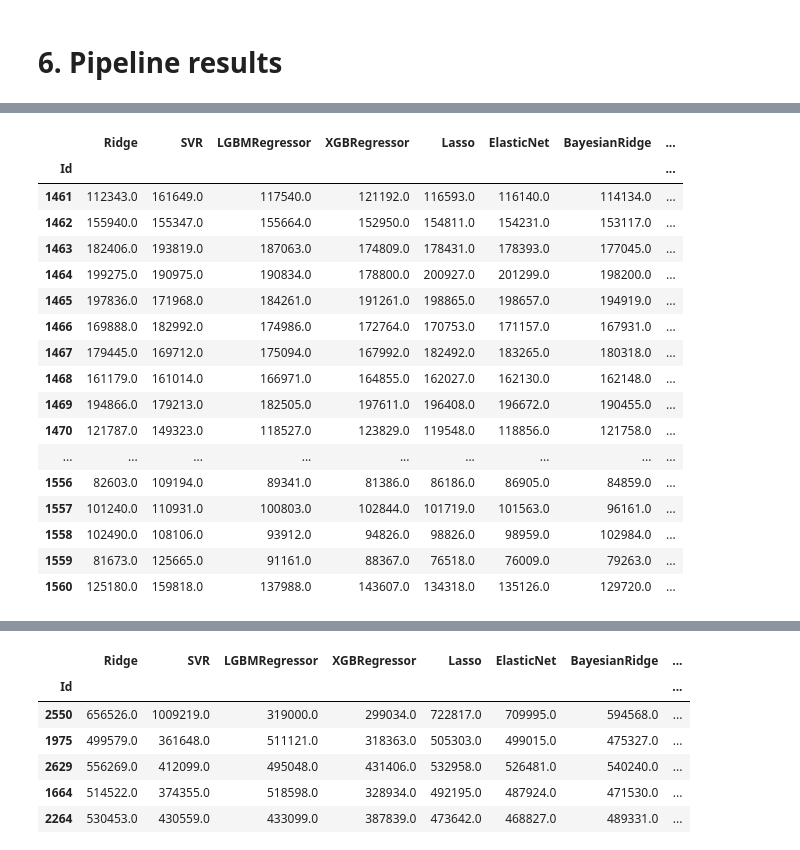
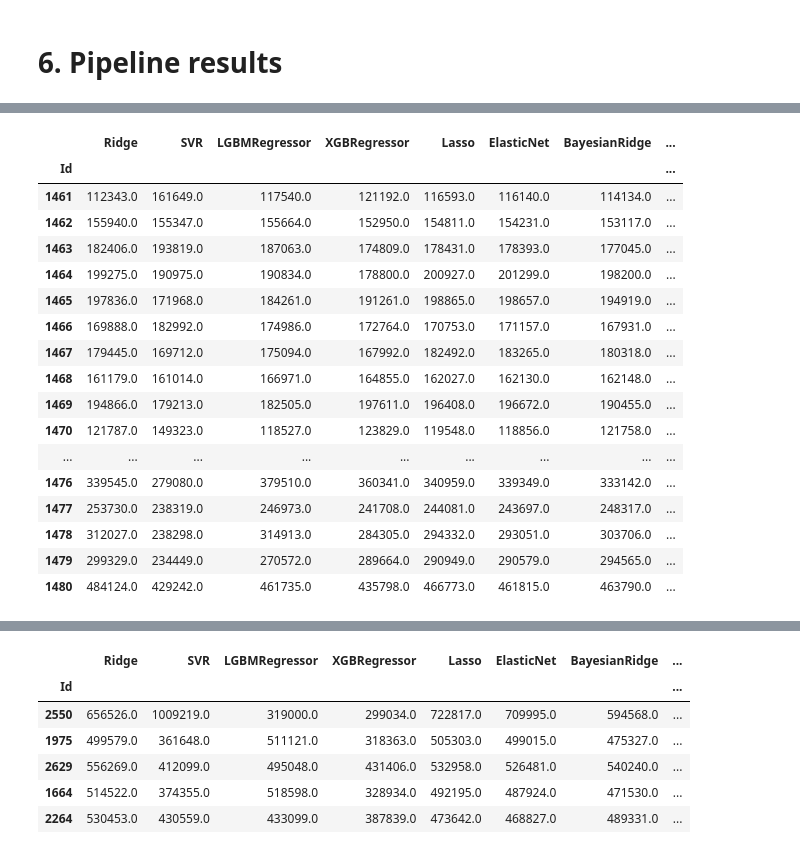
Before and after one commit to max-lutz/Kaggle_competitions, a Jupyter notebook: house-price-regression-full-eda-ml-workflow.ipynb, the cells around one changed output, grey strips where cells are left out. Saved outputs shown, nothing was run; the diff lists cells and outputs as text; code cells hidden in the pictures.

```diff
--- a/house-price-regression-full-eda-ml-workflow.ipynb
+++ b/house-price-regression-full-eda-ml-workflow.ipynb
@@ -1260,7 +1240,7 @@ models_list = {'Ridge': Ridge(),
                #'DecisionTree Regressor': DecisionTreeRegressor(),
                #'Random Forest': RandomForestRegressor(),
                'SVR': SVR(),
-               #'LGBMRegressor' :LGBMRegressor(verbosity = 0, force_row_wise=True),
+               'LGBMRegressor' :LGBMRegressor(verbosity = 0, force_row_wise=True),
                #'XGBRegressor': XGBRegressor(learning_rate=0.008, n_estimators=6000, max_depth=4, min_child_weight=0, gamma=0.6, subsample=0.7, colsample_bytree=0.7,
                #        objective='reg:squarederror', nthread=-1, scale_pos_weight=1, seed=27, reg_alpha=0.00006, use_label_encoder=False, verbosity = 0),
                #'CatBoostRegressor': CatBoostRegressor(verbose = 0),
@@ -1268,36 +1248,40 @@ models_list = {'Ridge': Ridge(),
                #'KernelRidge': KernelRidge(),
                'ElasticNet': ElasticNet(alpha=0.0006, l1_ratio=1),
                'BayesianRidge': BayesianRidge(),
-               'GradientBoostingRegressor': GradientBoostingRegressor()}
+               'GradientBoostingRegressor': GradientBoostingRegressor()
+              }
 
 scoring = {'max_error': 'max_error', 'neg_mean_squared_error': 'neg_mean_squared_error', 'r2':'r2'}
 columns = ['Model', 'Median fit time', 'Mean max error', 'Std max error', 'Mean error', 'Std mean error', 'Mean r2', 'Std r2']
+
+x = X_preprocessed.to_numpy()
 
 model_perf_matrix = []
 predictions = pd.DataFrame()
 for model_name, model in models_list.items():
     pipeline = Pipeline([
-        ('drop' , DataframeFunctionTransformer(drop_features)),
-        ('data type' , reformat_data_type),
-        ('imputer' , Classic_imputer(impute_0, impute_none, impute_med, impute_freq)),
-        ('boxcox transformer' , BoxcoxTransformer(skew_threshold = 0.5)),
-        ('feature_engineering', feature_engineering),
-        ('encoding' , DataFrameOneHotEncoder(handle_unknown="ignore", sparse = False)),
+        #('drop' , DataframeFunctionTransformer(drop_features)),
+        #('data type' , reformat_data_type),
+        #('imputer' , Classic_imputer(impute_0, impute_none, impute_med, impute_freq)),
+        #('boxcox transformer' , BoxcoxTransformer(skew_threshold = 0.5)),
+        #('feature_engineering', feature_engineering),
+        #('encoding' , DataFrameOneHotEncoder(handle_unknown="ignore", sparse = False)),
         #('scaler' ,        RobustScaler()),
         #('scaler' ,        StandardScaler()),
         #('pca'    ,        PCA(n_components=10)),
+        #('to_array' , DataframeFunctionTransformer(to_array)),
         ('model' ,           model)
     ])
 
-    cv_score = cross_validate(pipeline, X, y, cv=folds, scoring=scoring);
+    cv_score = cross_validate(pipeline, x, y, cv=folds, scoring=scoring, verbose=0, error_score="raise");
     #cv_score = np.sqrt(-cross_val_score(pipeline, X, y, cv=folds, scoring=scoring));
     model_perf_matrix.append([model_name, round(cv_score['fit_time'].mean(),3),
                                           round(cv_score['test_max_error'].mean(),4), round(cv_score['test_max_error'].std(),4),
                                           round(np.sqrt(-cv_score['test_neg_mean_squared_error']).mean(),4), round(np.sqrt(-cv_score['test_neg_mean_squared_error']).std(),4),
                                           round(cv_score['test_r2'].mean(),4), round(cv_score['test_r2'].std(),4)])
 
-    pipeline.fit(X,y)
-    predictions[model_name] = np.floor(np.expm1(pipeline.predict(X_pred))).T
+    pipeline.fit(x,y)
+    predictions[model_name] = np.floor(np.expm1(pipeline.predict(X_pred_preprocessed.to_numpy()))).T
 
 df_model_perf = pd.DataFrame(model_perf_matrix, columns=columns)
 df_model_perf
@@ -1313,4 +1298,3 @@ cv_score
 # %%
 predictions.index = pd.read_csv("/kaggle/input/house-prices-advanced-regression-techniques/test.csv").Id
-predictions['avr'] = predictions[['LGBMRegressor', 'XGBRegressor', 'GradientBoostingRegressor']].mean(axis=1)
-predictions.head(100)
+predictions['avr'] = predictions[['Lasso', 'ElasticNet', 'GradientBoostingRegressor', 'LGBMRegressor']].mean(axis=1)
@@ -1336,23 +1301,23 @@ predictions.head(100)
 # %%
 df = pd.read_csv("/kaggle/input/house-price-best-prediction/best_submission.csv")
 predictions['best_pred'] = df['SalePrice'].to_list()
-predictions.head(100)
+predictions.head(20)
 # %% [output]
 |  | Ridge | SVR | LGBMRegressor | XGBRegressor | Lasso | ElasticNet | BayesianRidge | ... |
 | Id |  |  |  |  |  |  |  | ... |
 | 1461 | 112343.0 | 161649.0 | 117540.0 | 121192.0 | 116593.0 | 116140.0 | 114134.0 | ... |
 | 1462 | 155940.0 | 155347.0 | 155664.0 | 152950.0 | 154811.0 | 154231.0 | 153117.0 | ... |
 | 1463 | 182406.0 | 193819.0 | 187063.0 | 174809.0 | 178431.0 | 178393.0 | 177045.0 | ... |
 | 1464 | 199275.0 | 190975.0 | 190834.0 | 178800.0 | 200927.0 | 201299.0 | 198200.0 | ... |
 | 1465 | 197836.0 | 171968.0 | 184261.0 | 191261.0 | 198865.0 | 198657.0 | 194919.0 | ... |
 | 1466 | 169888.0 | 182992.0 | 174986.0 | 172764.0 | 170753.0 | 171157.0 | 167931.0 | ... |
 | 1467 | 179445.0 | 169712.0 | 175094.0 | 167992.0 | 182492.0 | 183265.0 | 180318.0 | ... |
 | 1468 | 161179.0 | 161014.0 | 166971.0 | 164855.0 | 162027.0 | 162130.0 | 162148.0 | ... |
 | 1469 | 194866.0 | 179213.0 | 182505.0 | 197611.0 | 196408.0 | 196672.0 | 190455.0 | ... |
 | 1470 | 121787.0 | 149323.0 | 118527.0 | 123829.0 | 119548.0 | 118856.0 | 121758.0 | ... |
 | ... | ... | ... | ... | ... | ... | ... | ... | ... |
-| 1556 | 82603.0 | 109194.0 | 89341.0 | 81386.0 | 86186.0 | 86905.0 | 84859.0 | ... |
-| 1557 | 101240.0 | 110931.0 | 100803.0 | 102844.0 | 101719.0 | 101563.0 | 96161.0 | ... |
-| 1558 | 102490.0 | 108106.0 | 93912.0 | 94826.0 | 98826.0 | 98959.0 | 102984.0 | ... |
-| 1559 | 81673.0 | 125665.0 | 91161.0 | 88367.0 | 76518.0 | 76009.0 | 79263.0 | ... |
-| 1560 | 125180.0 | 159818.0 | 137988.0 | 143607.0 | 134318.0 | 135126.0 | 129720.0 | ... |
+| 1476 | 339545.0 | 279080.0 | 379510.0 | 360341.0 | 340959.0 | 339349.0 | 333142.0 | ... |
+| 1477 | 253730.0 | 238319.0 | 246973.0 | 241708.0 | 244081.0 | 243697.0 | 248317.0 | ... |
+| 1478 | 312027.0 | 238298.0 | 314913.0 | 284305.0 | 294332.0 | 293051.0 | 303706.0 | ... |
+| 1479 | 299329.0 | 234449.0 | 270572.0 | 289664.0 | 290949.0 | 290579.0 | 294565.0 | ... |
+| 1480 | 484124.0 | 429242.0 | 461735.0 | 435798.0 | 466773.0 | 461815.0 | 463790.0 | ... |
```
Also changed, not shown: parts of 9 cells of this notebook.
